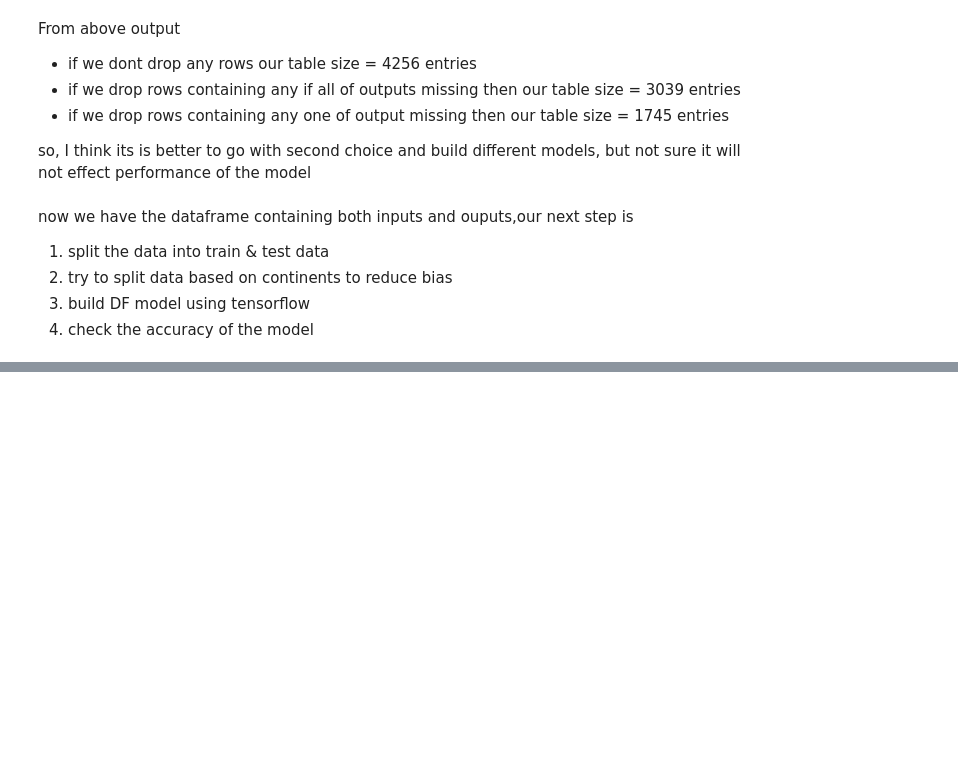
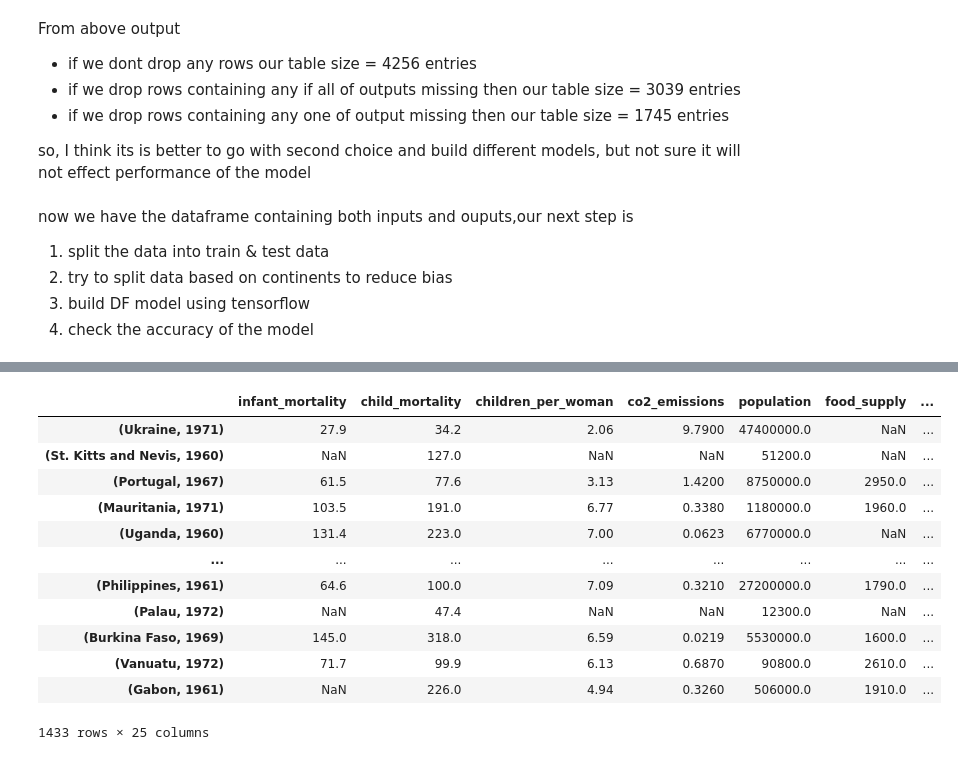
Before and after one commit to jaya-shankar/Human-Development-Prediction, a Jupyter notebook: load_data.ipynb, the cells around one changed output, grey strips where cells are left out. Drawn from its saved outputs; the diff is of its cells as text; code cells hidden in the pictures; blank space fills up the shorter version.

```diff
--- a/load_data.ipynb
+++ b/load_data.ipynb
@@ -136,0 +212,19 @@ now we have the dataframe containing both inputs and ouputs,our next step is
+# %%
+frames      = [X_test,y_test['o_life_expectancy']]
+le_model_test_df = pd.concat(frames,axis=1)
+le_model_test_df.dropna(subset=['o_life_expectancy'],inplace=True)
+le_model_test_df
+# %% [output]
+|  | infant_mortality | child_mortality | children_per_woman | co2_emissions | population | food_supply | ... |
+| (Ukraine, 1971) | 27.9 | 34.2 | 2.06 | 9.7900 | 47400000.0 | NaN | ... |
+| (St. Kitts and Nevis, 1960) | NaN | 127.0 | NaN | NaN | 51200.0 | NaN | ... |
+| (Portugal, 1967) | 61.5 | 77.6 | 3.13 | 1.4200 | 8750000.0 | 2950.0 | ... |
+| (Mauritania, 1971) | 103.5 | 191.0 | 6.77 | 0.3380 | 1180000.0 | 1960.0 | ... |
+| (Uganda, 1960) | 131.4 | 223.0 | 7.00 | 0.0623 | 6770000.0 | NaN | ... |
+| ... | ... | ... | ... | ... | ... | ... | ... |
+| (Philippines, 1961) | 64.6 | 100.0 | 7.09 | 0.3210 | 27200000.0 | 1790.0 | ... |
+| (Palau, 1972) | NaN | 47.4 | NaN | NaN | 12300.0 | NaN | ... |
+| (Burkina Faso, 1969) | 145.0 | 318.0 | 6.59 | 0.0219 | 5530000.0 | 1600.0 | ... |
+| (Vanuatu, 1972) | 71.7 | 99.9 | 6.13 | 0.6870 | 90800.0 | 2610.0 | ... |
+| (Gabon, 1961) | NaN | 226.0 | 4.94 | 0.3260 | 506000.0 | 1910.0 | ... |
+1433 rows × 25 columns
```
Also changed, not shown: parts of 13 cells of this notebook.
